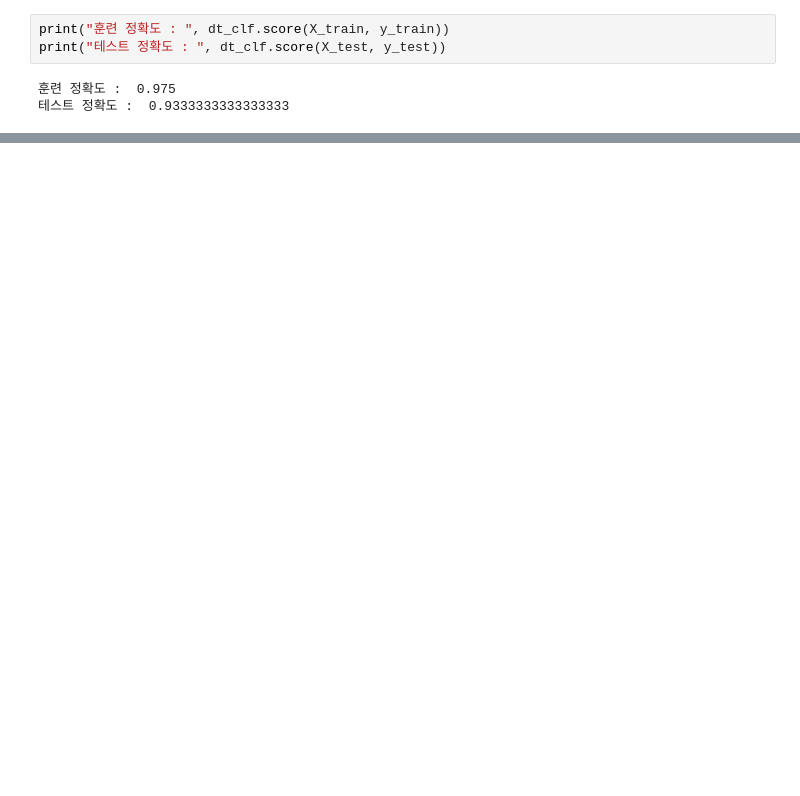
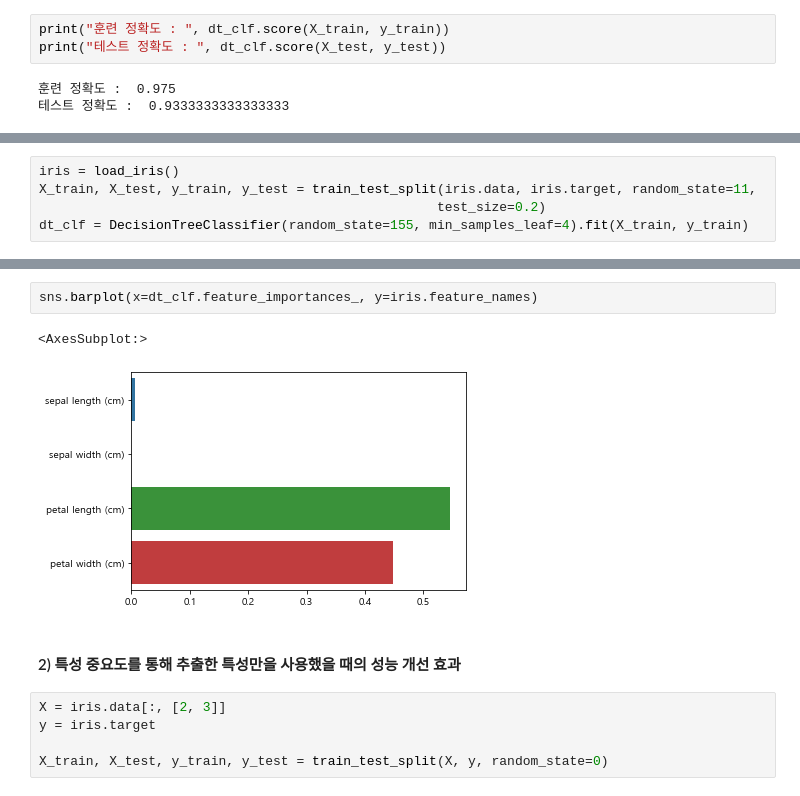
Before and after one commit to NikeLee/pythonwork, a Jupyter notebook: ai/3_의사결정트리.ipynb, the cells around one changed output, grey strips where cells are left out. Cells and saved outputs as stored; diff of their text form; blank space fills up the shorter version.

```diff
--- a/ai/3_의사결정트리.ipynb
+++ b/ai/3_의사결정트리.ipynb
@@ -151,0 +161,5 @@ graphviz.Source(f.read())
+# %%
+iris = load_iris()
+X_train, X_test, y_train, y_test = train_test_split(iris.data, iris.target, random_state=11,
+                                                   test_size=0.2)
+dt_clf = DecisionTreeClassifier(random_state=155, min_samples_leaf=4).fit(X_train, y_train)
@@ -151,0 +179,12 @@ graphviz.Source(f.read())
+# %%
+sns.barplot(x=dt_clf.feature_importances_, y=iris.feature_names)
+# %% [output]
+<AxesSubplot:>
+[figure, added]
+# %% [markdown]
+#### 2) 특성 중요도를 통해 추출한 특성만을 사용했을 때의 성능 개선 효과
+# %%
+X = iris.data[:, [2, 3]]
+y = iris.target
+
+X_train, X_test, y_train, y_test = train_test_split(X, y, random_state=0)
```
Also changed, not shown: parts of 32 cells of this notebook.
